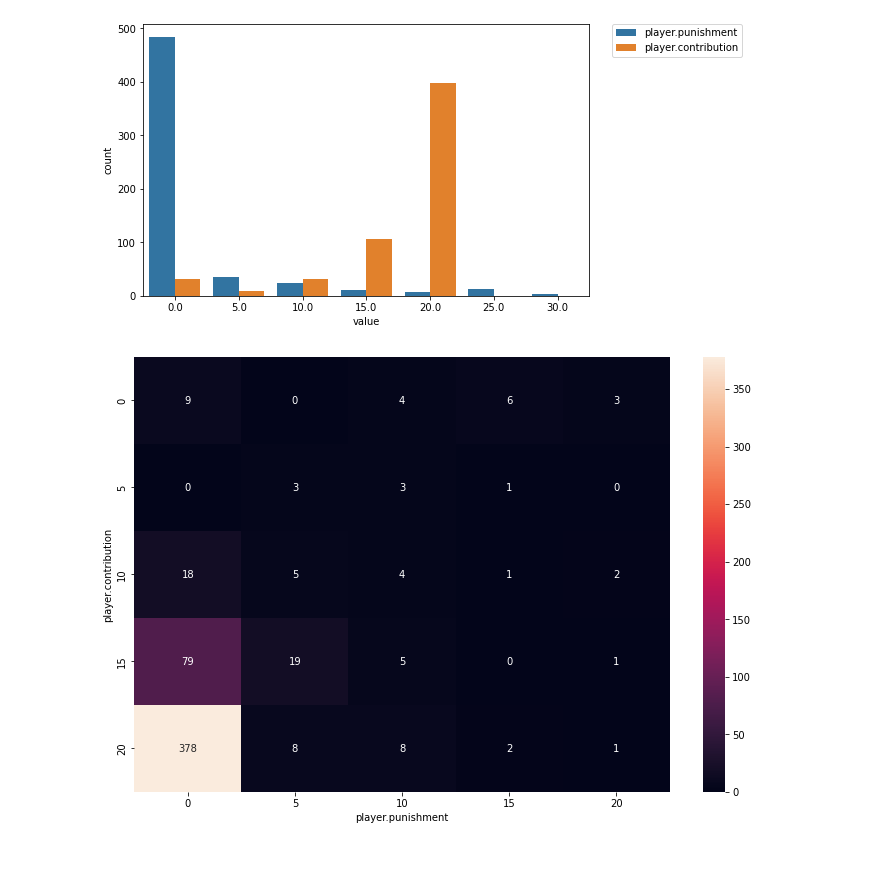
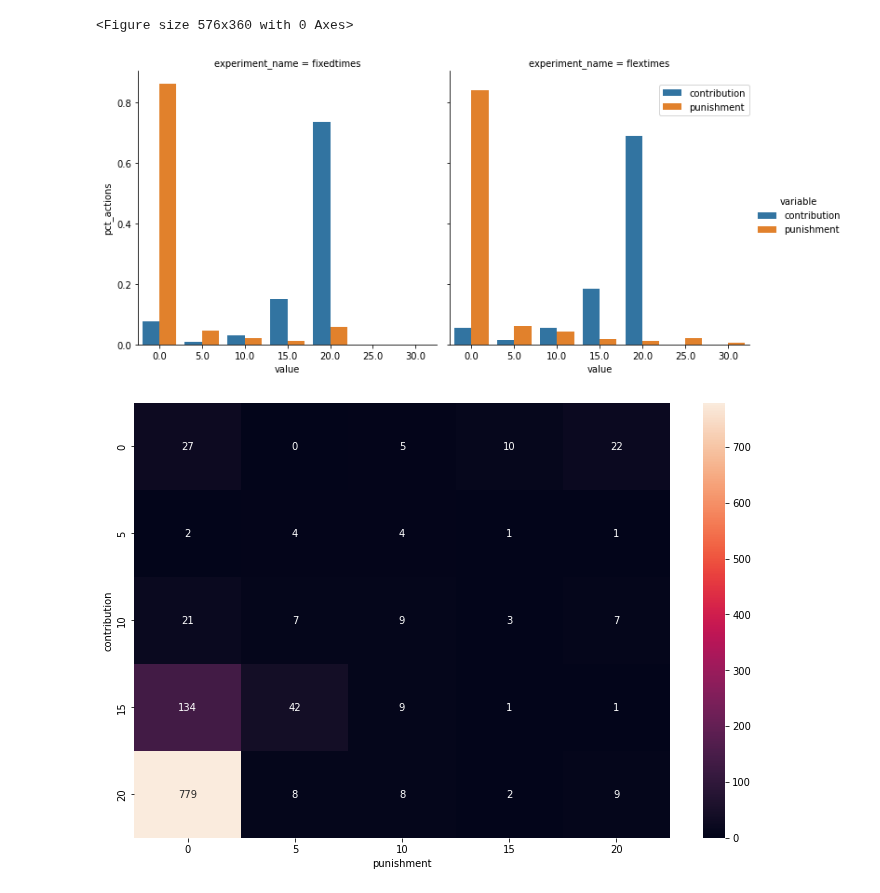
Before and after one commit to center-for-humans-and-machines/algorithmic-institutions, a Jupyter notebook: notebooks/exploration.ipynb, the cells around one changed output. Cells and saved outputs as stored; diff of their text form; code cells hidden in the pictures; blank space fills up the shorter version.

```diff
--- a/notebooks/exploration.ipynb
+++ b/notebooks/exploration.ipynb
@@ -49,18 +94,11 @@ df.head()
 # %%
-groupby = ['session.code', 'group.id_in_subsession', 'subsession.round_number']
+groupby = ['global_group_id', 'round_number']
 
 # check total_contribution
-check = df.groupby(groupby)['group.total_contribution'].first() == df.groupby(groupby)['player.contribution'].sum()
+check = df.groupby(groupby)['total_contribution'].first() == df.groupby(groupby)['contribution'].sum()
 assert check.all(), 'Sum of total contributions does not match group contribution.'
-check = df.groupby(groupby)['group.total_contribution'].count()
+check = df.groupby(groupby)['total_contribution'].count()
 assert check.nunique() == 1, 'There are different number of data points per round'
-check = df.groupby(groupby[:-1])['group.total_contribution'].count()
-assert check.nunique() == 1, 'There are different number of data points per group'
-
-df['player.contribution.sum'] = df.groupby(groupby)['player.contribution'].transform('sum')
-# df['player.punishment.sum'] = df.groupby(groupby)['player.punishment'].transform('sum')
-# df['group.total_contribution.sum'] = df.groupby(groupby)['group.total_contribution'].transform('sum')
-# df['group.total_punishment.sum'] = df.groupby(groupby)['group.total_punishment'].transform('sum')
-
-# df.set_index(groupby).loc[~check, ['group.total_contribution', 'player.contribution', 'player.contribution.sum']]
+# check = df.groupby(groupby[:-1])['total_contribution'].count()
+# assert check.nunique() == 1, 'There are different number of data points per group'
 # %%
@@ -68,18 +106,20 @@ df.to_csv(os.path.join(folder, f'{filename}_player_round.csv'))
 # %%
 plt.figure(figsize=(14,10))
 
-dfm = df.melt(id_vars=['group.id_in_subsession', 'subsession.round_number', 'participant.code', 'episode'], value_vars=['player.punishment', 'player.contribution'])
+dfm = df.melt(
+    id_vars=['global_group_id', 'round_number', 'participant_code', 'episode','group_duration_min', 'experiment_name'],
+    value_vars=['punishment', 'contribution'])
 
 dfm['episode'] = dfm['episode'].astype(str)
 
 g = sns.relplot(
     data=dfm,
-    x="subsession.round_number", y="value", col='group.id_in_subsession', hue='episode',
+    x="round_number", y="value", col='global_group_id', hue='episode',
     style='variable',
     kind="line", ci=None,
     col_wrap=3, height=3, aspect=1,
 
 )
-plt.savefig(os.path.join(plot_folder, 'temporal.png'), dpi=300)
+plt.savefig(os.path.join(plot_folder, 'temporal.jpg'), dpi=300, transparent=False)
 # %% [output]
 <Figure size 1008x720 with 0 Axes>
@@ -87,16 +127,25 @@ plt.savefig(os.path.join(plot_folder, 'temporal.png'), dpi=300)
 # %%
 plt.figure(figsize=(8,5))
 
-sns.countplot(x="value", hue="variable", data=dfm, )
-plt.legend(bbox_to_anchor=(1.05, 1), loc=2, borderaxespad=0.)
-plt.savefig(os.path.join(plot_folder, 'contribution_punishments.png'), dpi=300)
+
+dfg = dfm.groupby(['experiment_name', 'variable', 'value'])['participant_code'].count()
+dfg = dfg / dfg.groupby(['experiment_name','variable']).transform('sum')
+dfg = dfg.reset_index()
+
+dfg = dfg.rename(columns={'participant_code': 'pct_actions'})
+
+
+sns.catplot(x="value", y='pct_actions', hue="variable", col='experiment_name', data=dfg, kind="bar",)
+plt.legend(bbox_to_anchor=(0.7, 0.95), loc=2, borderaxespad=0.)
+plt.savefig(os.path.join(plot_folder, 'contribution_punishments.jpg'), dpi=300, transparent=False)
 # %% [output]
+<Figure size 576x360 with 0 Axes>
-[figure, old version]
+[figure, new version]
 # %%
 plt.figure(figsize=(12,8))
-pt = df.pivot_table(index='player.contribution', columns='player.punishment', values='participant.code', aggfunc='count')
+pt = df.pivot_table(index='contribution', columns='punishment', values='participant_code', aggfunc='count')
 pt = pt.reindex(columns=range(0,25,5), index=range(0,25,5)).fillna(0).astype(int)
 sns.heatmap(pt, annot=True, fmt='d')
-plt.savefig(os.path.join(plot_folder, 'contribution_punishments_matrix.png'), dpi=300)
+plt.savefig(os.path.join(plot_folder, 'contribution_punishments_matrix.jpg'), dpi=300, transparent=False)
 # %% [output]
-[figure, old version]
+[figure, new version]
```
Also changed, not shown: parts of 9 cells of this notebook, 10 other files.
